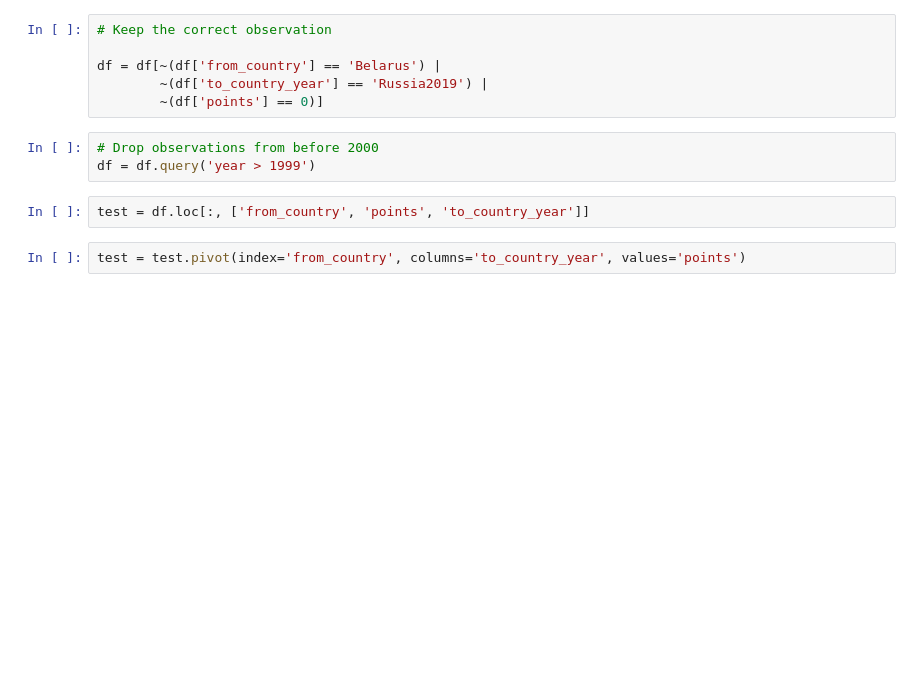
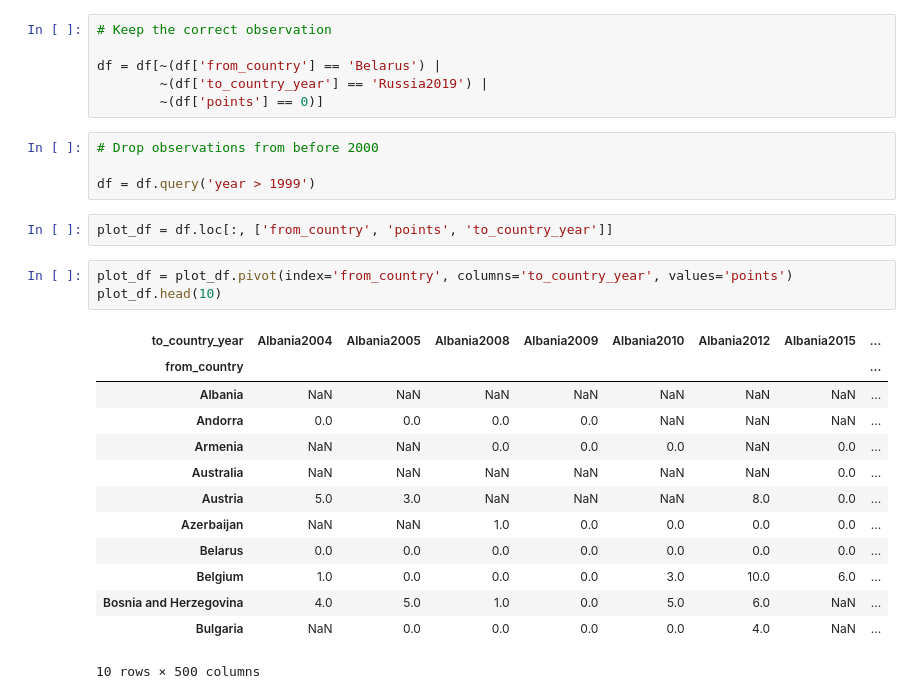
Before and after one commit to reikookamoto/eurovision, a Jupyter notebook: src/analysis.ipynb, the cells around one changed output. Saved outputs shown, nothing was run; the diff lists cells and outputs as text; blank space fills up the shorter version.

```diff
--- a/src/analysis.ipynb
+++ b/src/analysis.ipynb
@@ -63,10 +78,26 @@ df = df[~(df['from_country'] == 'Belarus') |
         ~(df['points'] == 0)]
 # %%
 # Drop observations from before 2000
+
 df = df.query('year > 1999')
 # %%
-test = df.loc[:, ['from_country', 'points', 'to_country_year']]
+plot_df = df.loc[:, ['from_country', 'points', 'to_country_year']]
 # %%
-test = test.pivot(index='from_country', columns='to_country_year', values='points')
+plot_df = plot_df.pivot(index='from_country', columns='to_country_year', values='points')
+plot_df.head(10)
+# %% [output]
+| to_country_year | Albania2004 | Albania2005 | Albania2008 | Albania2009 | Albania2010 | Albania2012 | Albania2015 | ... |
+| from_country |  |  |  |  |  |  |  | ... |
+| Albania | NaN | NaN | NaN | NaN | NaN | NaN | NaN | ... |
+| Andorra | 0.0 | 0.0 | 0.0 | 0.0 | NaN | NaN | NaN | ... |
+| Armenia | NaN | NaN | 0.0 | 0.0 | 0.0 | NaN | 0.0 | ... |
+| Australia | NaN | NaN | NaN | NaN | NaN | NaN | 0.0 | ... |
+| Austria | 5.0 | 3.0 | NaN | NaN | NaN | 8.0 | 0.0 | ... |
+| Azerbaijan | NaN | NaN | 1.0 | 0.0 | 0.0 | 0.0 | 0.0 | ... |
+| Belarus | 0.0 | 0.0 | 0.0 | 0.0 | 0.0 | 0.0 | 0.0 | ... |
+| Belgium | 1.0 | 0.0 | 0.0 | 0.0 | 3.0 | 10.0 | 6.0 | ... |
+| Bosnia and Herzegovina | 4.0 | 5.0 | 1.0 | 0.0 | 5.0 | 6.0 | NaN | ... |
+| Bulgaria | NaN | 0.0 | 0.0 | 0.0 | 0.0 | 4.0 | NaN | ... |
+10 rows × 500 columns
 # %%
 # Fill in missing values
```
Also changed, not shown: parts of 16 cells of this notebook, 1 other file.
